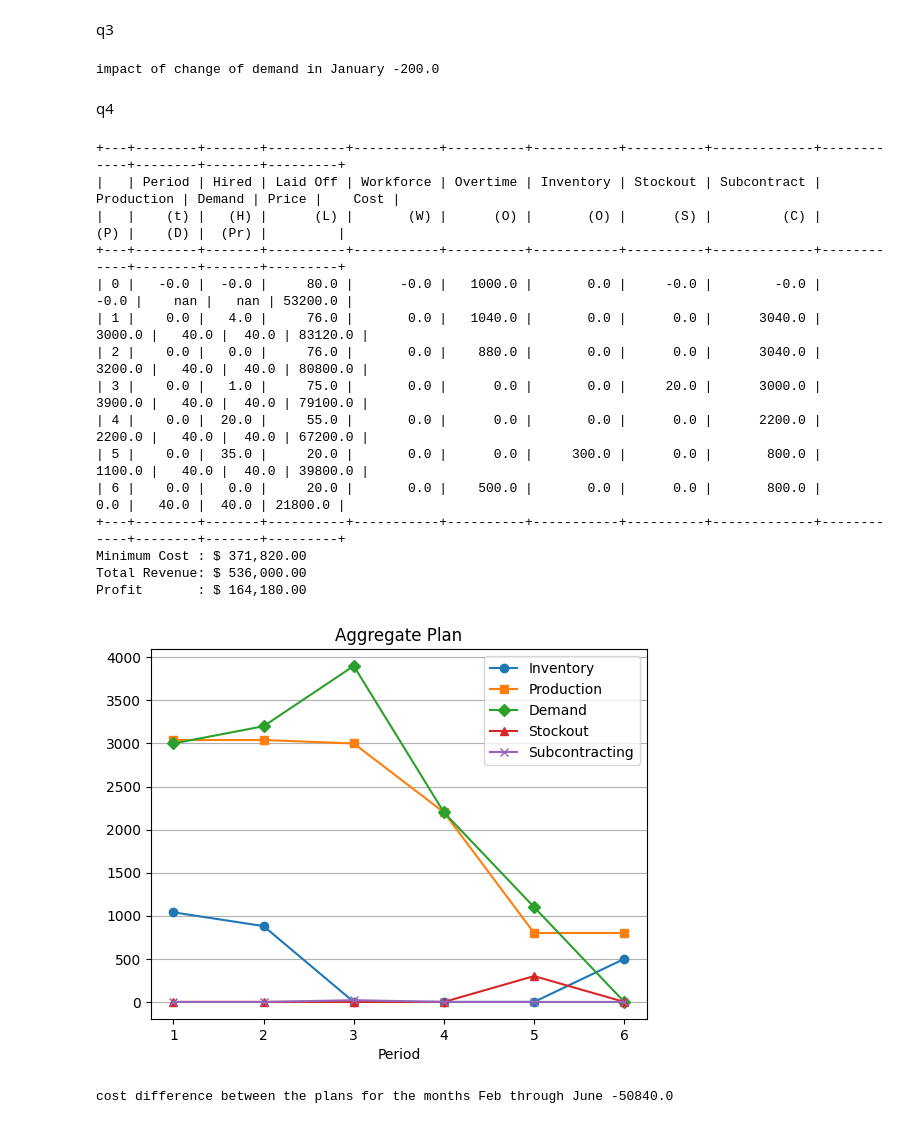
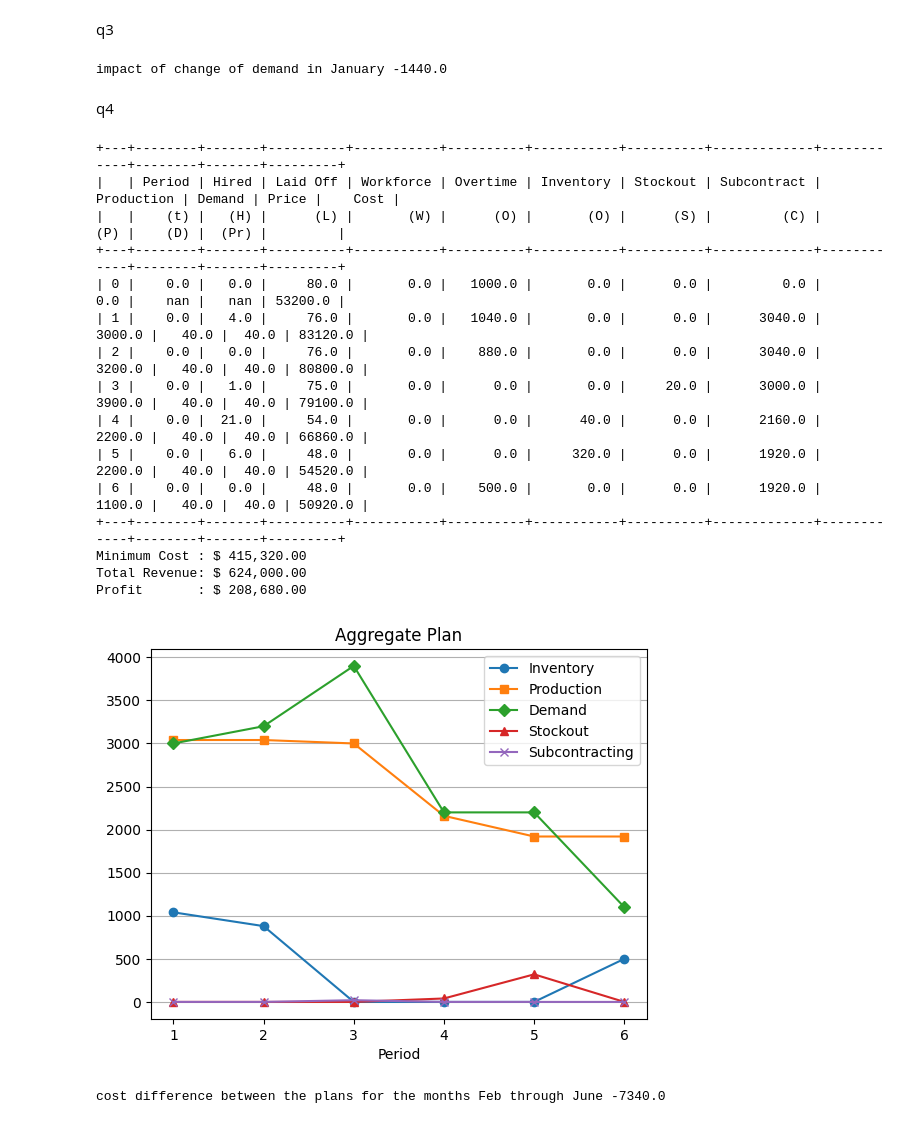
Before and after one commit to niringiyimanaelie/Supply-Chain-Analytics-Facility-location-optimization, a Jupyter notebook: SCM_HW4.ipynb, the cells around one changed output. Saved outputs shown, nothing was run; the diff lists cells and outputs as text; code cells hidden in the pictures.

```diff
--- a/SCM_HW4.ipynb
+++ b/SCM_HW4.ipynb
@@ -260,22 +290,27 @@ Profit       : $ 216,740.00
 q3
 # %%
 Total_Cost_Jan_1600 = 78480.0
-Total_Cost_Jan_1500 = 78680.0
+Total_Cost_Jan_1500 = 79920.0
 Difference = Total_Cost_Jan_1600 - Total_Cost_Jan_1500
 print("impact of change of demand in January", Difference)
 # %% [output]
-impact of change of demand in January -200.0
+impact of change of demand in January -1440.0
 # %% [markdown]
 q4
 # %%
+### User defined variables
+promote = 0
+month = 4
+base_price = 40
+promotion_price = base_price - 1
+consumption = 0.10
+forward_buy = 0.20
 
-F1 = np.array([0, 3000, 3200, 3900, 2200,2200, 1100])
-n_months1 = len(F1)-1
-
+F = np.array([0, 3000, 3200, 3900, 2200,2200, 1100])
 ### Variables based on input
 n_months = len(F)-1
 F = np.append(F, [0, 0])
-def plot_inventory(F,n_months):
+def plot_inventory():
   t_values = list(range(1, n_months + 1))
 
   plt.plot(t_values, [I[t].x for t in t_values], marker='o', label='Inventory')
@@ -296,26 +331,26 @@ def plot_inventory(F,n_months):
   # Create a Gurobi model
 model = Model("MinimizeCost")
 
-H = {(t): model.addVar(vtype=GRB.INTEGER, lb=0, name=f"H_{t}") for t in range(0, n_months1+1)}
-L = {(t): model.addVar(vtype=GRB.INTEGER, lb=0, name=f"L_{t}") for t in range(0, n_months1+1)}
-W = {(t): model.addVar(vtype=GRB.INTEGER, lb=0, name=f"W_{t}") for t in range(0, n_months1+1)}
-O = {(t): model.addVar(vtype=GRB.INTEGER, lb=0, name=f"O_{t}") for t in range(0, n_months1+1)}
-I = {(t): model.addVar(vtype=GRB.INTEGER, lb=0, name=f"I_{t}") for t in range(0, n_months1+1)}
-S = {(t): model.addVar(vtype=GRB.INTEGER, lb=0, name=f"S_{t}") for t in range(0, n_months1+1)}
-C = {(t): model.addVar(vtype=GRB.INTEGER, lb=0, name=f"C_{t}") for t in range(0, n_months1+1)}
-P = {(t): model.addVar(vtype=GRB.INTEGER, lb=0, name=f"P_{t}") for t in range(0, n_months1+1)}
-D = {(t): model.addVar(vtype=GRB.INTEGER, lb=0, name=f"D_{t}") for t in range(0, n_months1+1)}
+H = {(t): model.addVar(vtype=GRB.INTEGER, lb=0, name=f"H_{t}") for t in range(0, n_months+1)}
+L = {(t): model.addVar(vtype=GRB.INTEGER, lb=0, name=f"L_{t}") for t in range(0, n_months+1)}
+W = {(t): model.addVar(vtype=GRB.INTEGER, lb=0, name=f"W_{t}") for t in range(0, n_months+1)}
+O = {(t): model.addVar(vtype=GRB.INTEGER, lb=0, name=f"O_{t}") for t in range(0, n_months+1)}
+I = {(t): model.addVar(vtype=GRB.INTEGER, lb=0, name=f"I_{t}") for t in range(0, n_months+1)}
+S = {(t): model.addVar(vtype=GRB.INTEGER, lb=0, name=f"S_{t}") for t in range(0, n_months+1)}
+C = {(t): model.addVar(vtype=GRB.INTEGER, lb=0, name=f"C_{t}") for t in range(0, n_months+1)}
+P = {(t): model.addVar(vtype=GRB.INTEGER, lb=0, name=f"P_{t}") for t in range(0, n_months+1)}
+D = {(t): model.addVar(vtype=GRB.INTEGER, lb=0, name=f"D_{t}") for t in range(0, n_months+1)}
 
 # Update the model
 model.update()
 
 # Set objective function - Total cost = Production & Transportation cost across network + Fixed cost of low cap line + fixed cost of high cap line
 model.setObjective(
-    quicksum( 300*H[t] + 500*L[t] + 640*W[t] + 6*O[t] + 2*I[t] + 5*S[t] + 30*C[t] + 10*P[t] for t in range(1, n_months1+1) ),
+    quicksum( 300*H[t] + 500*L[t] + 640*W[t] + 6*O[t] + 2*I[t] + 5*S[t] + 30*C[t] + 10*P[t] for t in range(1, n_months+1) ),
     GRB.MINIMIZE)
 
 ### Constraints
-for t in range(1, n_months1+1):
+for t in range(1, n_months+1):
 
   # Workforce size for each month is based on hiring and layoffs, W_t = W_{t-1} + H_t - L_t
   model.addConstr(W[0] == 80, name=f"Workforce_Beg")
@@ -339,10 +374,10 @@ for t in range(1, n_months1+1):
   # Inventory balance constraint: I_{t-1} + P_t + C_t = D_t + S_{t-1} + I_t - S_t
   model.addConstr(I[0] == 1000, name=f"Inventory_Beg")
   model.addConstr(I[t-1] + P[t] + C[t] - D[t] - S[t-1] - I[t] + S[t] == 0, name=f"Inventory_constraint_{t}")
-  model.addConstr(I[n_months1] >= 500, name=f"Inventory_End")
+  model.addConstr(I[n_months] >= 500, name=f"Inventory_End")
 
   # Stockout constraint: No stockout at the end
-  model.addConstr(S[n_months1] == 0, name=f"Stockout_End")
+  model.addConstr(S[n_months] == 0, name=f"Stockout_End")
 
   # Production <= Capacity P_t <= 40 W_t + O_t/4
   model.addConstr(40*W[t] + O[t]/4 - P[t] >= 0, name=f"Capacity_constraint_{t}")
@@ -357,50 +392,51 @@ model.Params.OutputFlag = 0
 # Optimize the model
 model.optimize()
 
 ### Calculate price
-Pr = np.zeros(n_months1+1)
-for t in range(0, n_months1 + 1):
+Pr = np.zeros(n_months+1)
+for t in range(0, n_months + 1):
   if promote == 1 and t == month:
     Pr[t] = promotion_price
   else:
     Pr[t] = base_price
   if t == 0:
     Pr[t] = np.nan
 
 ### Total revenue = sumproduct (demand*price)
-revenue = sum([D[t].x * Pr[t] for t in range(1, n_months1 + 1)])
+revenue = sum([D[t].x * Pr[t] for t in range(1, n_months + 1)])
 
 # Store result in table format and print
-opt_results = [[t] + [H[t].x] + [L[t].x] + [W[t].x] + [O[t].x] + [I[t].x] + [S[t].x] + [C[t].x] + [P[t].x] + [D[t].x] + [Pr[t]] + [Pr[t]] + [300*H[t].x + 500*L[t].x + 640*W[t].x + 6*O[t].x + 2*I[t].x + 5*S[t].x + 30*C[t].x + 10*P[t].x] for t in range(0, n_months1 + 1)]
+opt_results = [[t] + [H[t].x] + [L[t].x] + [W[t].x] + [O[t].x] + [I[t].x] + [S[t].x] + [C[t].x] + [P[t].x] + [D[t].x] + [Pr[t]] + [Pr[t]] + [300*H[t].x + 500*L[t].x + 640*W[t].x + 6*O[t].x + 2*I[t].x + 5*S[t].x + 30*C[t].x + 10*P[t].x] for t in range(0, n_months + 1)]
 
 headers = ["Period\n(t)"] + ["Hired\n(H)"] + ["Laid Off\n(L)"] + ["Workforce\n(W)"] + ["Overtime\n(O)"] + ["Inventory\n(O)"] + ["Stockout\n(S)"] + ["Subcontract\n(C)"] + ["Production\n(P)"] + ["Demand\n(D)"] + ["Price\n(Pr)"] + ["Cost"]
 print(tabulate(opt_results, headers=headers, tablefmt="pretty", stralign="right"))
 
 print(f"Minimum Cost : $ {model.objVal:,.2f}")
 print(f"Total Revenue: $ {revenue:,.2f}")
 print(f"Profit       : $ {(revenue-model.objVal):,.2f}")
-plot_inventory(F1,n_months1)
+
+plot_inventory()
 # %% [output]
 +---+--------+-------+----------+-----------+----------+-----------+----------+-------------+------------+--------+-------+---------+
 |   | Period | Hired | Laid Off | Workforce | Overtime | Inventory | Stockout | Subcontract | Production | Demand | Price |    Cost |
 |   |    (t) |   (H) |      (L) |       (W) |      (O) |       (O) |      (S) |         (C) |        (P) |    (D) |  (Pr) |         |
 +---+--------+-------+----------+-----------+----------+-----------+----------+-------------+------------+--------+-------+---------+
-| 0 |   -0.0 |  -0.0 |     80.0 |      -0.0 |   1000.0 |       0.0 |     -0.0 |        -0.0 |       -0.0 |    nan |   nan | 53200.0 |
+| 0 |    0.0 |   0.0 |     80.0 |       0.0 |   1000.0 |       0.0 |      0.0 |         0.0 |        0.0 |    nan |   nan | 53200.0 |
 | 1 |    0.0 |   4.0 |     76.0 |       0.0 |   1040.0 |       0.0 |      0.0 |      3040.0 |     3000.0 |   40.0 |  40.0 | 83120.0 |
 | 2 |    0.0 |   0.0 |     76.0 |       0.0 |    880.0 |       0.0 |      0.0 |      3040.0 |     3200.0 |   40.0 |  40.0 | 80800.0 |
 | 3 |    0.0 |   1.0 |     75.0 |       0.0 |      0.0 |       0.0 |     20.0 |      3000.0 |     3900.0 |   40.0 |  40.0 | 79100.0 |
-| 4 |    0.0 |  20.0 |     55.0 |       0.0 |      0.0 |       0.0 |      0.0 |      2200.0 |     2200.0 |   40.0 |  40.0 | 67200.0 |
-| 5 |    0.0 |  35.0 |     20.0 |       0.0 |      0.0 |     300.0 |      0.0 |       800.0 |     1100.0 |   40.0 |  40.0 | 39800.0 |
-| 6 |    0.0 |   0.0 |     20.0 |       0.0 |    500.0 |       0.0 |      0.0 |       800.0 |        0.0 |   40.0 |  40.0 | 21800.0 |
+| 4 |    0.0 |  21.0 |     54.0 |       0.0 |      0.0 |      40.0 |      0.0 |      2160.0 |     2200.0 |   40.0 |  40.0 | 66860.0 |
+| 5 |    0.0 |   6.0 |     48.0 |       0.0 |      0.0 |     320.0 |      0.0 |      1920.0 |     2200.0 |   40.0 |  40.0 | 54520.0 |
+| 6 |    0.0 |   0.0 |     48.0 |       0.0 |    500.0 |       0.0 |      0.0 |      1920.0 |     1100.0 |   40.0 |  40.0 | 50920.0 |
 +---+--------+-------+----------+-----------+----------+-----------+----------+-------------+------------+--------+-------+---------+
-Minimum Cost : $ 371,820.00
-Total Revenue: $ 536,000.00
-Profit       : $ 164,180.00
+Minimum Cost : $ 415,320.00
+Total Revenue: $ 624,000.00
+Profit       : $ 208,680.00
-[figure, old version]
+[figure, new version]
 # %%
 Total_Cost_Jan_june = 422660.00
-Total_Cost_feb_july = 371820.00
+Total_Cost_feb_july = 415320.00
 Difference = Total_Cost_feb_july - Total_Cost_Jan_june
 print("cost difference between the plans for the months Feb through June", Difference)
 # %% [output]
-cost difference between the plans for the months Feb through June -50840.0
+cost difference between the plans for the months Feb through June -7340.0
```
Also changed, not shown: parts of 2 cells of this notebook.
